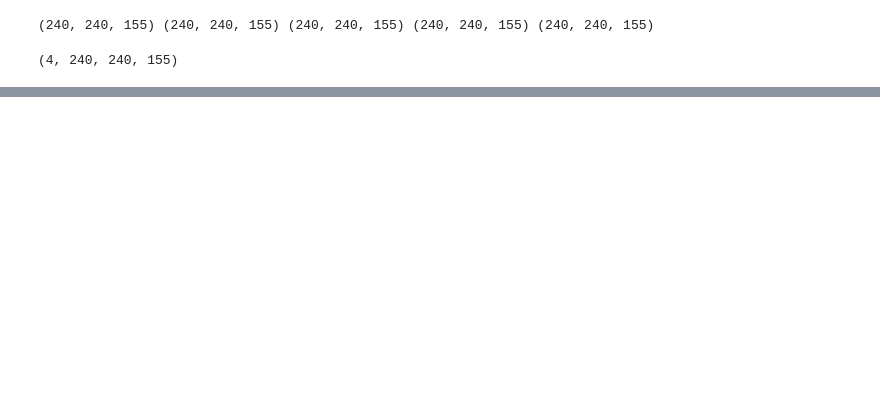
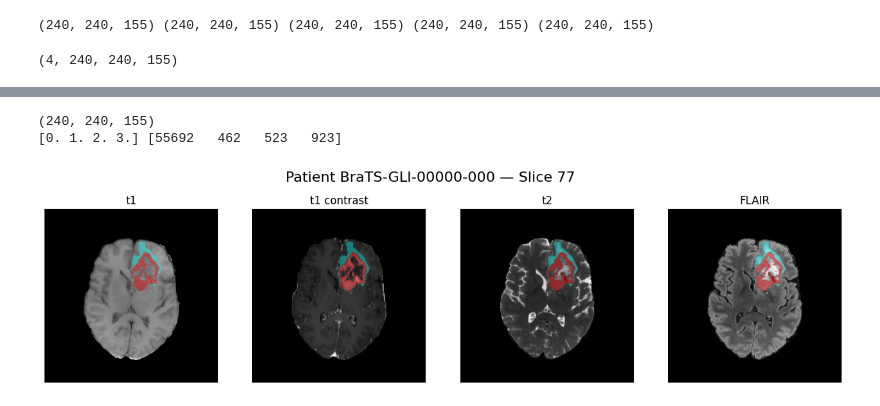
Before and after one commit to Shashvatb/MRI-Segmentation, a Jupyter notebook: data_exploration.ipynb, the cells around one changed output, grey strips where cells are left out. Saved outputs shown, nothing was run; the diff lists cells and outputs as text; code cells hidden in the pictures; blank space fills up the shorter version.

```diff
--- a/data_exploration.ipynb
+++ b/data_exploration.ipynb
@@ -25,0 +53,43 @@ mri_input = (mri_input - mri_input.mean()) / mri_input.std()
+# %%
+print(segment.shape)
+values, counts = np.unique(segment[:,:,slice_idx], return_counts=True)
+print(values, counts)
+# %% [output]
+(240, 240, 155)
+[0. 1. 2. 3.] [55692   462   523   923]
+# %%
+# 0=background, 1=NCR/NET, 2=Edema, 3=Enhancing Tumor
+colors = ["none", "yellow", "cyan", "red"]
+cmap = ListedColormap(colors)
+
+mask = segment[:,:,slice_idx]
+fig, axes = plt.subplots(1, 4, figsize=(16, 4))
+
+axes[0].imshow(t1_data[:, :, slice_idx].T, cmap="gray", origin="lower")
+axes[0].imshow(np.ma.masked_where(mask.T == 0, mask.T),
+           cmap=cmap, alpha=0.4)
+axes[0].set_title("t1")
+axes[0].axis("off")
+
+axes[1].imshow(t1ce_data[:, :, slice_idx].T, cmap="gray", origin="lower")
+axes[1].imshow(np.ma.masked_where(mask.T == 0, mask.T),
+           cmap=cmap, alpha=0.4)
+axes[1].set_title("t1 contrast")
+axes[1].axis("off")
+
+axes[2].imshow(t2_data[:, :, slice_idx].T, cmap="gray", origin="lower")
+axes[2].imshow(np.ma.masked_where(mask.T == 0, mask.T),
+           cmap=cmap, alpha=0.4)
+axes[2].set_title("t2")
+axes[2].axis("off")
+
+axes[3].imshow(flair_data[:, :, slice_idx].T, cmap="gray", origin="lower")
+axes[3].imshow(np.ma.masked_where(mask.T == 0, mask.T),
+           cmap=cmap, alpha=0.4)
+axes[3].set_title("FLAIR")
+axes[3].axis("off")
+
+plt.suptitle(f"Patient {patient} — Slice {slice_idx}", fontsize=16)
+plt.show()
+# %% [output]
+[figure, added]
```
Also changed, not shown: parts of 3 cells of this notebook, 3 other files.
